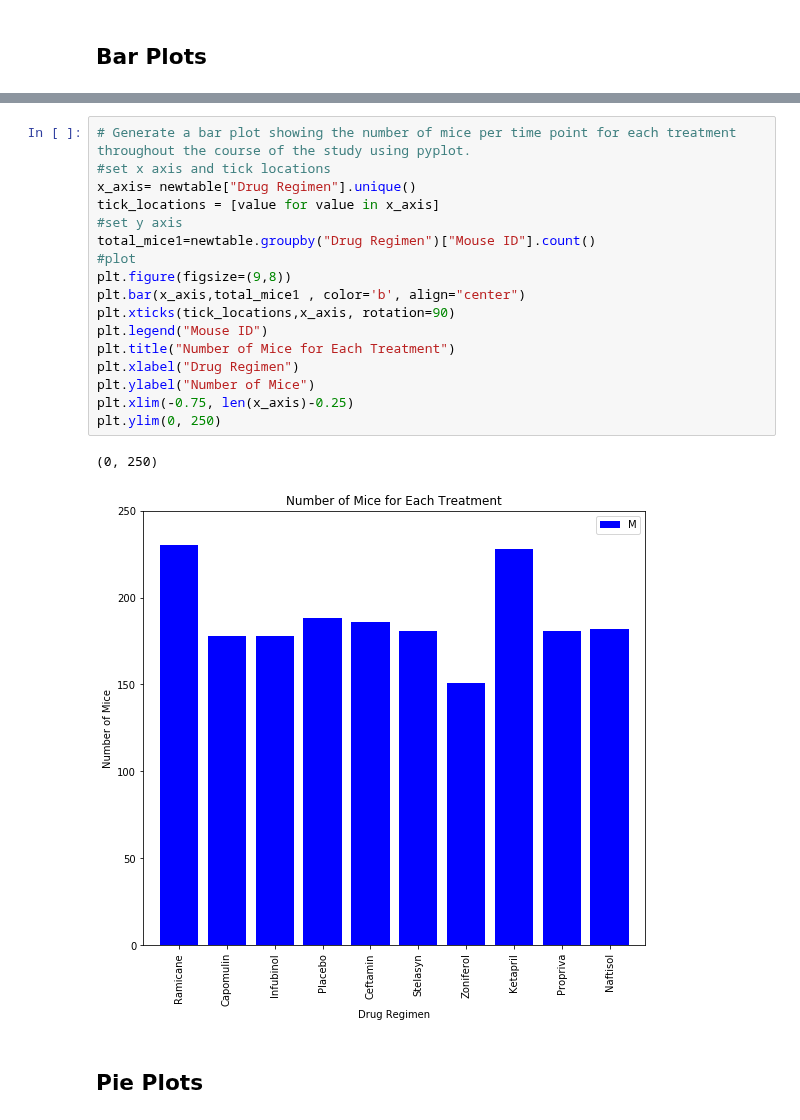
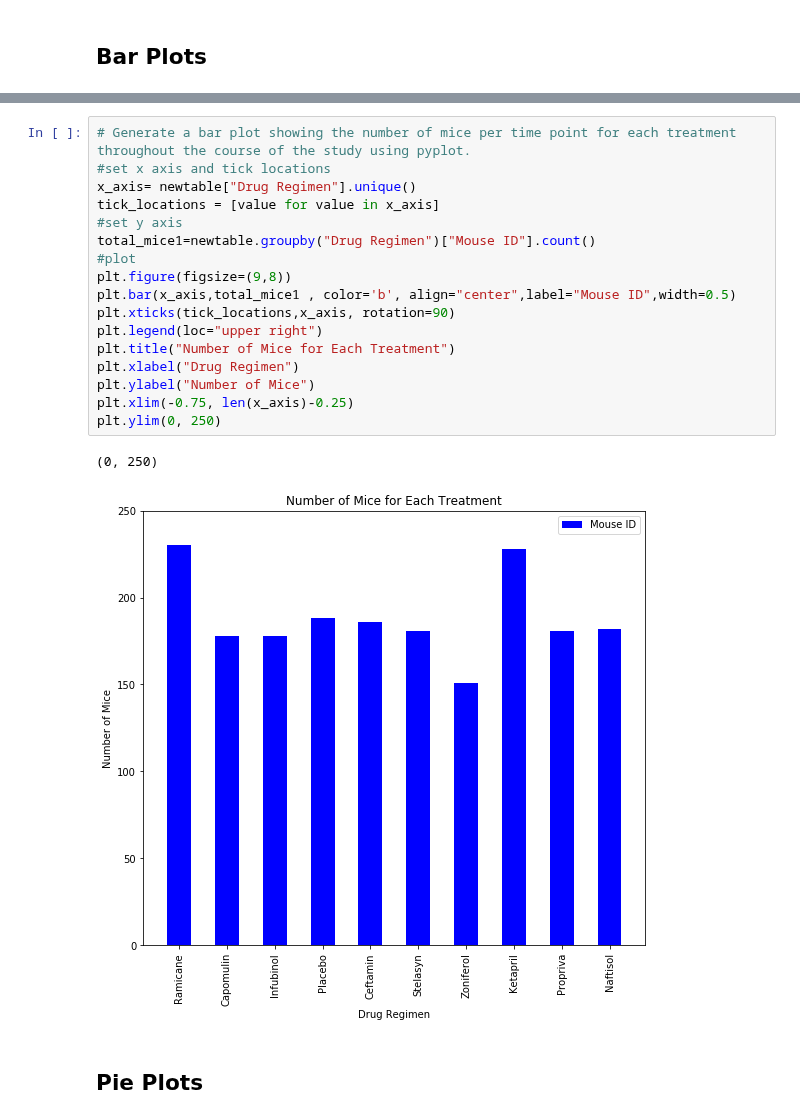
Before and after one commit to olivesun1213/Matplotlib, a Jupyter notebook: Unit 05 - Matplotlib_Homework_Instructions_Pymaceuticals_pymaceuticals_starter.ipynb, the cells around one changed output, grey strips where cells are left out. Drawn from its saved outputs; the diff is of its cells as text.

```diff
--- a/Unit 05 - Matplotlib_Homework_Instructions_Pymaceuticals_pymaceuticals_starter.ipynb
+++ b/Unit 05 - Matplotlib_Homework_Instructions_Pymaceuticals_pymaceuticals_starter.ipynb
@@ -239,23 +241,23 @@ Text(0, 0.5, 'Number of Mice')
 # %%
 # Generate a bar plot showing the number of mice per time point for each treatment throughout the course of the study using pyplot.
 #set x axis and tick locations
 x_axis= newtable["Drug Regimen"].unique()
 tick_locations = [value for value in x_axis]
 #set y axis
 total_mice1=newtable.groupby("Drug Regimen")["Mouse ID"].count()
 #plot
 plt.figure(figsize=(9,8))
-plt.bar(x_axis,total_mice1 , color='b', align="center")
+plt.bar(x_axis,total_mice1 , color='b', align="center",label="Mouse ID",width=0.5)
 plt.xticks(tick_locations,x_axis, rotation=90)
-plt.legend("Mouse ID")
+plt.legend(loc="upper right")
 plt.title("Number of Mice for Each Treatment")
 plt.xlabel("Drug Regimen")
 plt.ylabel("Number of Mice")
 plt.xlim(-0.75, len(x_axis)-0.25)
 plt.ylim(0, 250)
 # %% [output]
 (0, 250)
-[figure, old version]
+[figure, new version]
 # %% [markdown]
 ## Pie Plots
 # %%
```
Also changed, not shown: parts of 5 cells of this notebook.
